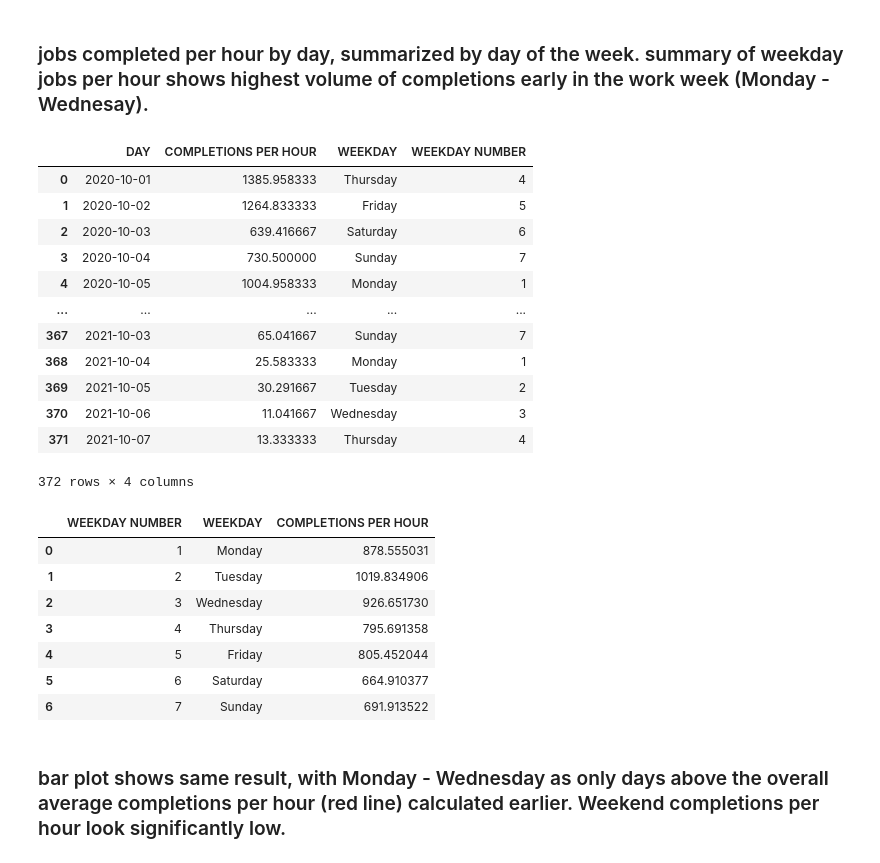
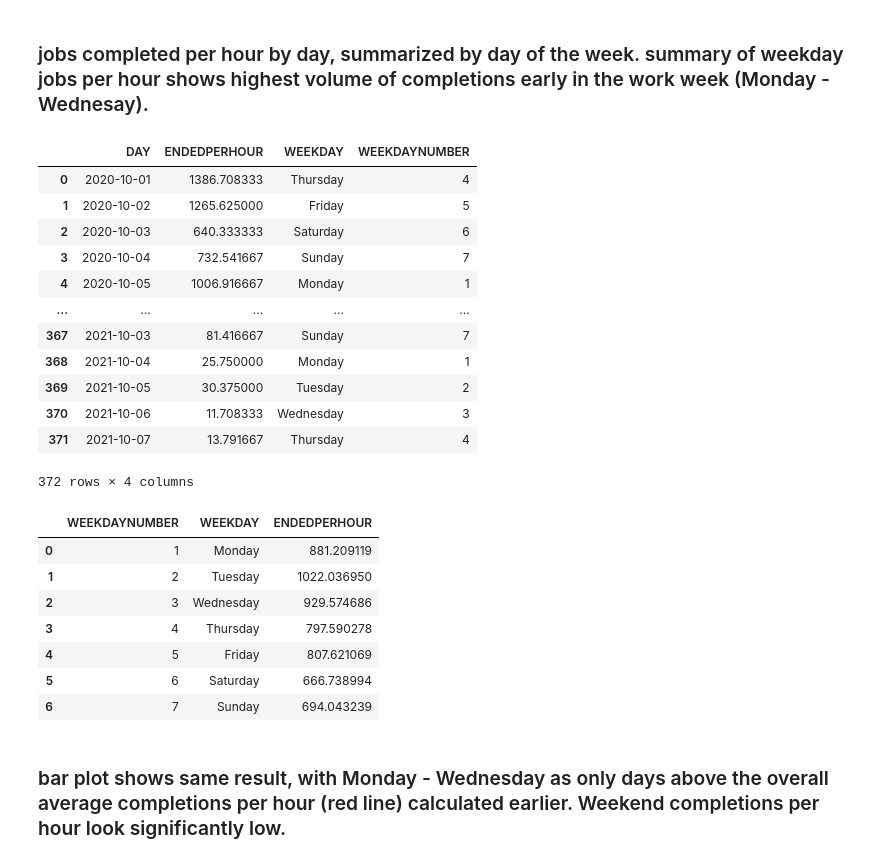
Before and after one commit to jrioross/accre-data-nerds, a Jupyter notebook: notebooks/jrr_01_fs_exploration.ipynb, the cells around one changed output. Drawn from its saved outputs; the diff is of its cells as text; code cells hidden in the pictures.

```diff
--- a/notebooks/jrr_01_fs_exploration.ipynb
+++ b/notebooks/jrr_01_fs_exploration.ipynb
@@ -77,0 +63,8 @@ ValueError: index must be monotonic
+# %%
+slurm_jobs = slurm_jobs.dropna(subset = ['END'])
+# %%
+slurm_jobs['ROLL1HR'] = (slurm_jobs
+                           .rolling('1h', on = 'END')
+                            ['JOBID']
+                            .count()
+                        )
@@ -247,50 +233,50 @@ Linear AIC: 803.8668418284551
 # %% [markdown]
 ### jobs completed per hour by day, summarized by day of the week. summary of weekday jobs per hour shows highest volume of completions early in the work week (Monday - Wednesay).
 # %%
-comp_per_hour_by_day = (slurm_jobs_comp.groupby(
+ended_per_hour_by_day = (slurm_jobs.groupby(
                                     pd.Grouper(key = 'END', freq = 'D')) # Group by day
-                                 ['JOBID'] # Counting job ids
-                                 .count()/24 # divide count by 24 hours in a day
+                                    ['JOBID'] # Counting job ids
+                                    .count()/24 # divide count by 24 hours in a day
                         )
 # %%
 # display with renamed columns
-comp_per_hour_by_day = (comp_per_hour_by_day.reset_index()
+ended_per_hour_by_day = (ended_per_hour_by_day.reset_index()
                                               .rename(columns = {'END': 'DAY',
-                                                                 'JOBID': 'COMPLETIONS PER HOUR'}
+                                                                 'JOBID': 'ENDEDPERHOUR'}
                                                      )
                         )
 # %%
 # Add weekday and weekday number to completions per hour by day
-comp_per_hour_by_day['WEEKDAY'] = comp_per_hour_by_day['DAY'].apply(lambda x: calendar.day_name[x.weekday()])
-comp_per_hour_by_day['WEEKDAY NUMBER'] = comp_per_hour_by_day['DAY'].apply(lambda x: x.weekday()+1)
-comp_per_hour_by_day
+ended_per_hour_by_day['WEEKDAY'] = ended_per_hour_by_day['DAY'].apply(lambda x: calendar.day_name[x.weekday()])
+ended_per_hour_by_day['WEEKDAYNUMBER'] = ended_per_hour_by_day['DAY'].apply(lambda x: x.weekday()+1)
+ended_per_hour_by_day
 # %% [output]
-|  | DAY | COMPLETIONS PER HOUR | WEEKDAY | WEEKDAY NUMBER |
-| 0 | 2020-10-01 | 1385.958333 | Thursday | 4 |
-| 1 | 2020-10-02 | 1264.833333 | Friday | 5 |
-| 2 | 2020-10-03 | 639.416667 | Saturday | 6 |
-| 3 | 2020-10-04 | 730.500000 | Sunday | 7 |
-| 4 | 2020-10-05 | 1004.958333 | Monday | 1 |
+|  | DAY | ENDEDPERHOUR | WEEKDAY | WEEKDAYNUMBER |
+| 0 | 2020-10-01 | 1386.708333 | Thursday | 4 |
+| 1 | 2020-10-02 | 1265.625000 | Friday | 5 |
+| 2 | 2020-10-03 | 640.333333 | Saturday | 6 |
+| 3 | 2020-10-04 | 732.541667 | Sunday | 7 |
+| 4 | 2020-10-05 | 1006.916667 | Monday | 1 |
 | ... | ... | ... | ... | ... |
-| 367 | 2021-10-03 | 65.041667 | Sunday | 7 |
-| 368 | 2021-10-04 | 25.583333 | Monday | 1 |
-| 369 | 2021-10-05 | 30.291667 | Tuesday | 2 |
-| 370 | 2021-10-06 | 11.041667 | Wednesday | 3 |
-| 371 | 2021-10-07 | 13.333333 | Thursday | 4 |
+| 367 | 2021-10-03 | 81.416667 | Sunday | 7 |
+| 368 | 2021-10-04 | 25.750000 | Monday | 1 |
+| 369 | 2021-10-05 | 30.375000 | Tuesday | 2 |
+| 370 | 2021-10-06 | 11.708333 | Wednesday | 3 |
+| 371 | 2021-10-07 | 13.791667 | Thursday | 4 |
 372 rows × 4 columns
 # %%
 # Aggregate by weekday
-comp_per_hour_weekday = comp_per_hour_by_day.groupby(['WEEKDAY NUMBER', 'WEEKDAY'], as_index = False)['COMPLETIONS PER HOUR'].mean()
-comp_per_hour_weekday
+ended_per_hour_by_weekday = ended_per_hour_by_day.groupby(['WEEKDAYNUMBER', 'WEEKDAY'], as_index = False)['ENDEDPERHOUR'].mean()
+ended_per_hour_by_weekday
 # %% [output]
-|  | WEEKDAY NUMBER | WEEKDAY | COMPLETIONS PER HOUR |
-| 0 | 1 | Monday | 878.555031 |
-| 1 | 2 | Tuesday | 1019.834906 |
-| 2 | 3 | Wednesday | 926.651730 |
-| 3 | 4 | Thursday | 795.691358 |
-| 4 | 5 | Friday | 805.452044 |
-| 5 | 6 | Saturday | 664.910377 |
-| 6 | 7 | Sunday | 691.913522 |
+|  | WEEKDAYNUMBER | WEEKDAY | ENDEDPERHOUR |
+| 0 | 1 | Monday | 881.209119 |
+| 1 | 2 | Tuesday | 1022.036950 |
+| 2 | 3 | Wednesday | 929.574686 |
+| 3 | 4 | Thursday | 797.590278 |
+| 4 | 5 | Friday | 807.621069 |
+| 5 | 6 | Saturday | 666.738994 |
+| 6 | 7 | Sunday | 694.043239 |
 # %% [markdown]
 ### bar plot shows same result, with Monday - Wednesday as only days above the overall average completions per hour (red line) calculated earlier. Weekend completions per hour look significantly low.
 # %%
```
Also changed, not shown: parts of 29 cells of this notebook, 1 other file.
